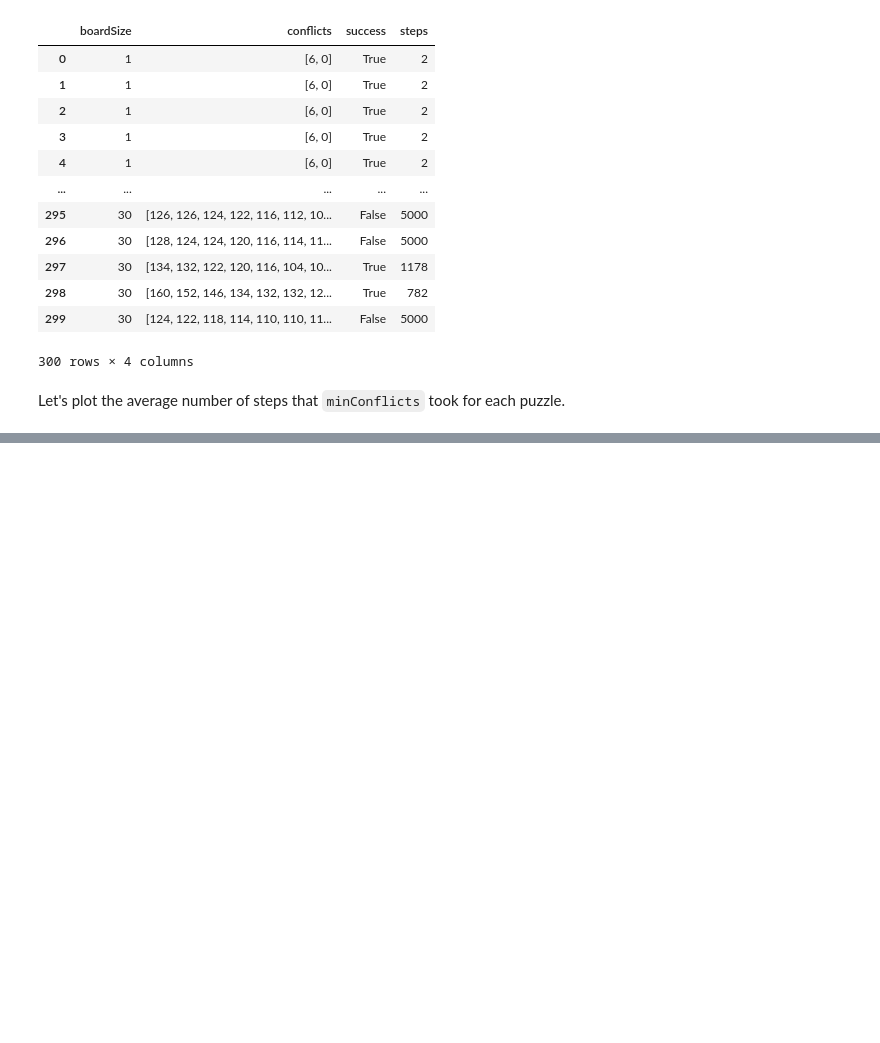
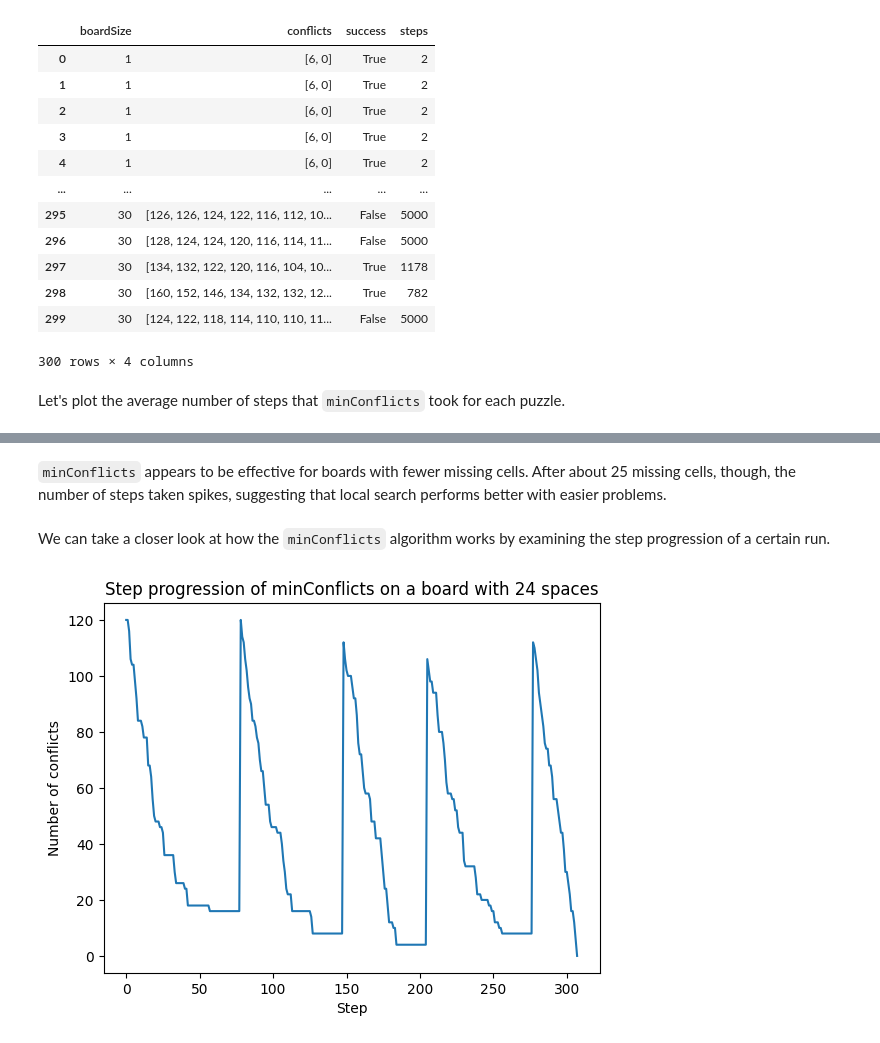
Before and after one commit to arjunphull123/sudoku-ai, a Jupyter notebook: test.ipynb, the cells around one changed output, grey strips where cells are left out. Drawn from its saved outputs; the diff is of its cells as text; code cells hidden in the pictures; blank space fills up the shorter version.

```diff
--- a/test.ipynb
+++ b/test.ipynb
@@ -204,0 +213,14 @@ Text(0, 0.5, 'Average steps taken')
+# %% [markdown]
+<code>minConflicts</code> appears to be effective for boards with fewer missing cells. After about 25 missing cells, though, the number of steps taken spikes, suggesting that local search performs better with easier problems.
+# %% [markdown]
+We can take a closer look at how the <code>minConflicts</code> algorithm works by examining the step progression of a certain run.
+# %%
+run = 243
+conflicts = [int(x) for x in minConflictRuns.conflicts[run].strip('[]').split(', ')]
+plt.plot(conflicts)
+plt.title(f"Step progression of minConflicts on a board with {run // 10} spaces")
+plt.xlabel('Step')
+plt.ylabel('Number of conflicts')
+plt.show()
+# %% [output]
+[figure, added]
```
Also changed, not shown: parts of 24 cells of this notebook, 5 other files.
